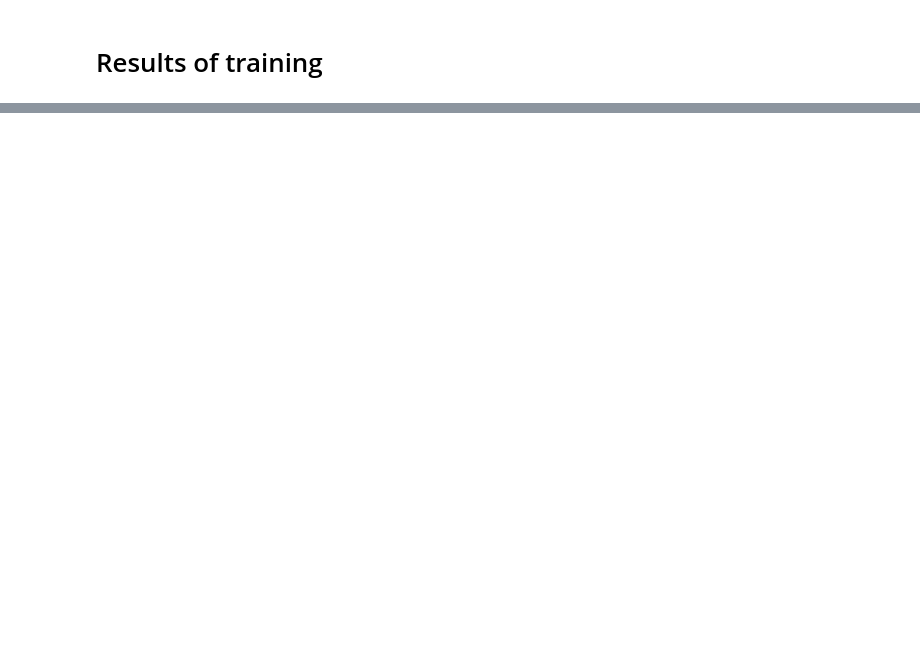
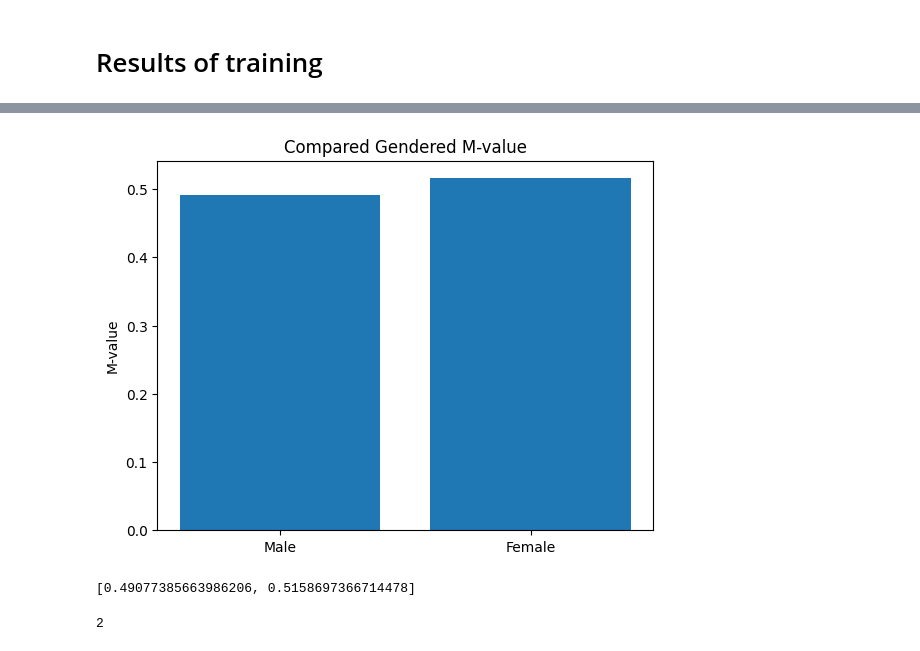
Before and after one commit to ezrarp/moral_machine, a Jupyter notebook: ColabNetwork.ipynb, the cells around one changed output, grey strips where cells are left out. Cells and saved outputs as stored; diff of their text form; code cells hidden in the pictures; blank space fills up the shorter version.

```diff
--- a/ColabNetwork.ipynb
+++ b/ColabNetwork.ipynb
@@ -224,0 +239,28 @@ plt.show()
+# %%
+male = np.array([1, 0, 0, 0, 1, 0, 1, 0, 0, 0, 1, 0, 1, 0, 0, 1, 0, 1, 0, 0])
+female = np.array([0, 1, 0, 0, 0, 1, 0, 1, 0, 1, 0, 0, 0, 1, 1, 0, 1, 0, 0, 0])
+
+male = torch.tensor(male, dtype=torch.float32)
+female = torch.tensor(female, dtype=torch.float32)
+
+male = male.to(device)
+female = female.to(device)
+m_1 = float(model.forward(male,female))
+m_2 = float(model.forward(female,male))
+
+[m_1, m_2]
+
+plt.bar(['Male', 'Female'],[m_1, m_2])
+plt.ylabel('M-value')
+plt.title('Compared Gendered M-value')
+
+plt.show()
+print([m_1, m_2]
+)
+# %% [output]
+[figure, added]
+[0.49077385663986206, 0.5158697366714478]
+# %%
+labels.index('Pregnant')
+# %% [output]
+2
```
Also changed, not shown: parts of 16 cells of this notebook.
